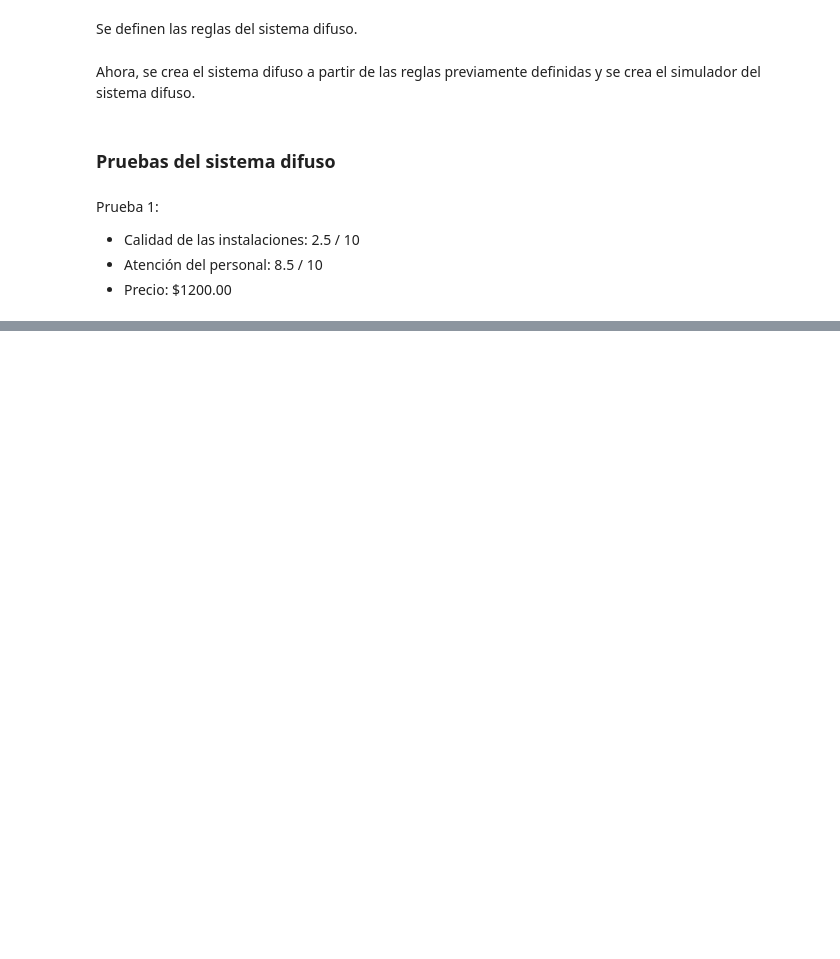
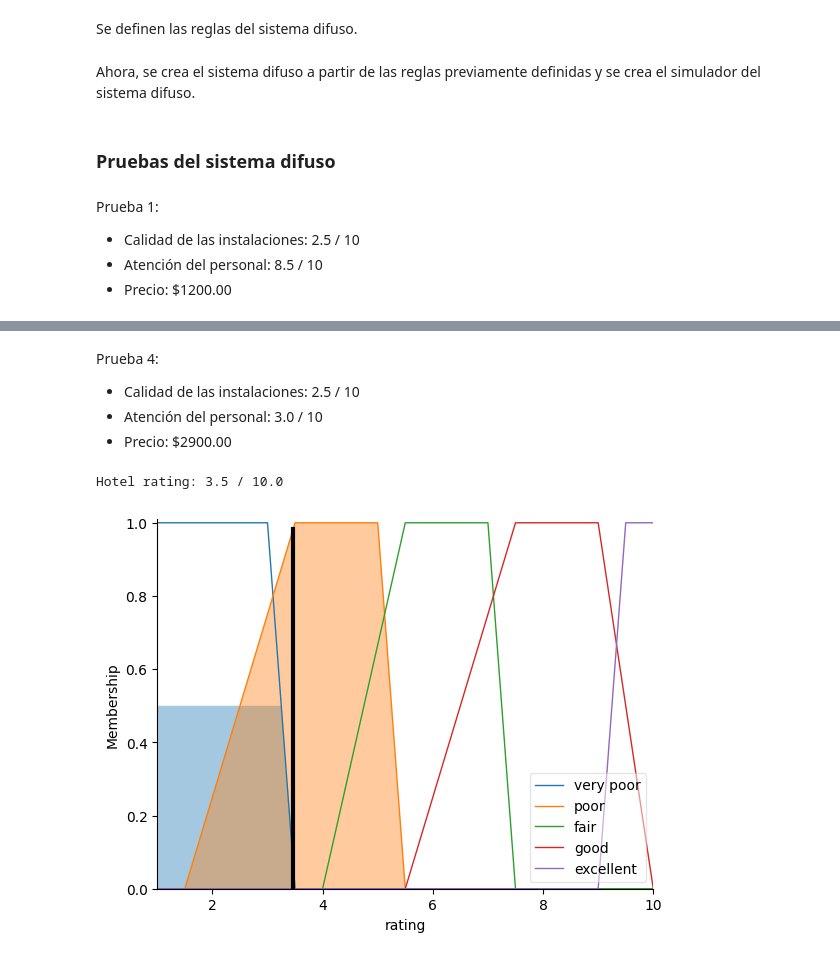
Before and after one commit to axlserial/hotels-rating-fuzzy, a Jupyter notebook: fuzzy.ipynb, the cells around one changed output, grey strips where cells are left out. Cells and saved outputs as stored; diff of their text form; code cells hidden in the pictures; blank space fills up the shorter version.

```diff
--- a/fuzzy.ipynb
+++ b/fuzzy.ipynb
@@ -167,0 +235,21 @@ Hotel rating: 4.8 / 10.0
+# %% [markdown]
+Prueba 4:
+
+- Calidad de las instalaciones: 2.5 / 10
+- Atención del personal: 3.0 / 10
+- Precio: $2900.00
+# %%
+rating_hotel.input["facilities"] = 2.5
+rating_hotel.input["staff"] = 3.0
+rating_hotel.input["price"] = 2900.0
+
+# Calculate
+rating_hotel.compute()
+
+# Show results
+print(f'Hotel rating: {rating_hotel.output["rating"]:.1f} / 10.0')
+
+rating.view(sim=rating_hotel)
+# %% [output]
+Hotel rating: 3.5 / 10.0
+[figure, added]
```
Also changed, not shown: parts of 10 cells of this notebook.
